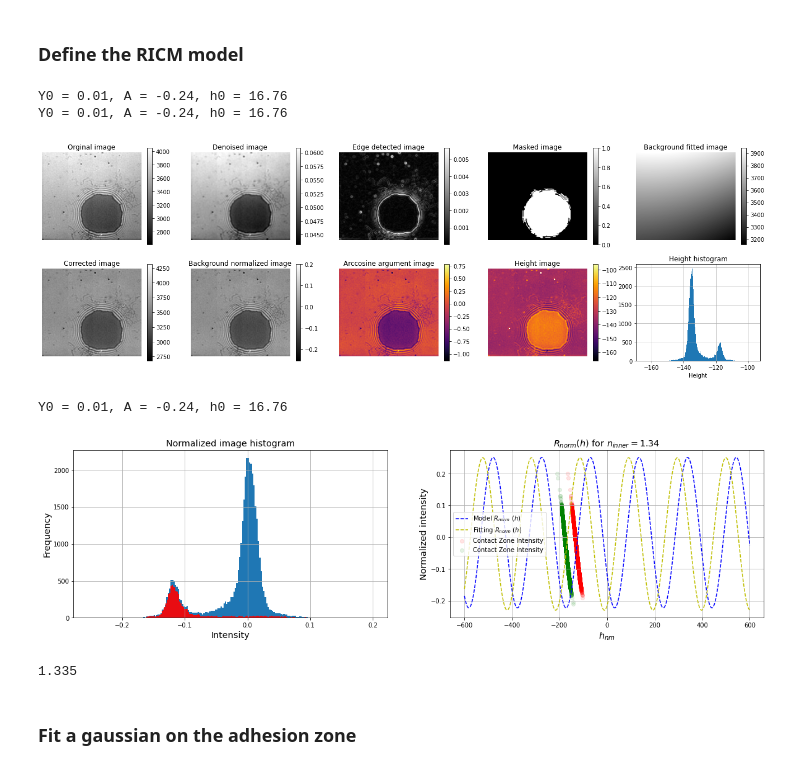
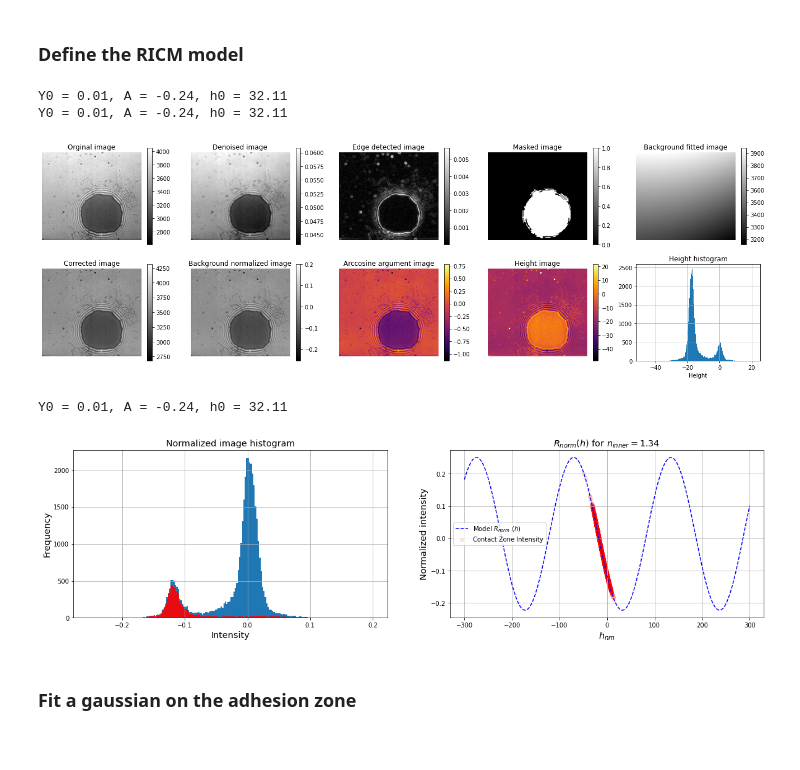
Before and after one commit to ahmed344/Membrane-Topography, a Jupyter notebook: Height_map_Ecad.ipynb, the cells around one changed output. Cells and saved outputs as stored; diff of their text form; code cells hidden in the pictures.

```diff
--- a/Height_map_Ecad.ipynb
+++ b/Height_map_Ecad.ipynb
@@ -71,15 +71,11 @@ plt.grid();
 # %% [markdown]
 ### Define the RICM model
 # %%
-Y0 = 0.01
-A = -0.24
-h0 = -26.69
-
 # Define the Height range
-h = np.linspace(-600, 600, 600)
+h = np.linspace(-300, 300, 600)
 
 # Define the RICM class with certain n_inner
-ricm = RICM(img, n_inner=1.344, p=1, hole=3)
+ricm = RICM(img, n_inner=1.344, p=0.5, hole=3)
 
 # Display the way to the RICM height mapping step by step
 ricm.show_summary()
@@ -88,8 +84,6 @@ ricm.show_summary()
 i_norm = ricm.background_normalization()
 height = ricm.height(h)
 mask = ricm.mask()
-
-
 
 # Get the intensity vs height on the contact zone
 i_norm_img = []
@@ -100,51 +94,39 @@ for i in range(img.shape[0]):
             i_norm_img.append(i_norm[i,j])
             h_img.append(height[i,j])
 
-
 # Convert the lists to numpy arrays
 i_norm_img = np.array(i_norm_img)
 h_img = np.array(h_img)
-
-#h_img1 = (ricm.l/(4*np.pi*ricm.n_outer))*np.arccos((Y0-i_norm)/A) - (ricm.p*ricm.l)/(2*ricm.n_outer) + h0
-h_img1 = (ricm.l/(4*np.pi*ricm.n_outer))*np.arccos((Y0-i_norm)/A) - (ricm.p*ricm.l)/(2*ricm.n_outer) + h0
-
 
 # Normalized image
 plt.figure(figsize=(20,5))
 
 # The histogram of the normalized image
 plt.subplot(121)
 plt.hist(ricm.background_normalization().ravel(), bins = 200)
 plt.hist(i_norm_img.ravel(), bins = 200, color = 'r', alpha = 0.9)
 plt.title('Normalized image histogram', fontsize='x-large')
 plt.xlabel('Intensity', fontsize='x-large')
 plt.ylabel('Frequency', fontsize='x-large')
 plt.grid()
 
 plt.subplot(122)
 plt.plot(h, ricm.R5_norm(h), 'b--', label = "Model $R_{norm}\ (h)$")
-plt.plot(h, ricm.normalized_intensity(h, Y0, A, h0), 'y--', label = "Fitting $R_{norm}\ (h)$")
 plt.scatter(h_img, i_norm_img, color = 'r', alpha = 0.1, label = "Contact Zone Intensity")
-plt.scatter(h_img1, i_norm, color = 'g', alpha = 0.1, label = "Contact Zone Intensity")
-
 plt.title("$R_{norm}(h)$ for $n_{inner} = 1.34$ ", fontsize='x-large')
 plt.xlabel("$h_{nm}$", fontsize='x-large')
 plt.ylabel("Normalized intensity", fontsize='x-large')
 plt.legend()
 plt.grid()
 
 # Show the results
 plt.show()
 # %% [output]
-Y0 = 0.01, A = -0.24, h0 = 16.76
-Y0 = 0.01, A = -0.24, h0 = 16.76
+Y0 = 0.01, A = -0.24, h0 = 32.11
+Y0 = 0.01, A = -0.24, h0 = 32.11
-[figure, old version]
+[figure, new version]
-Y0 = 0.01, A = -0.24, h0 = 16.76
+Y0 = 0.01, A = -0.24, h0 = 32.11
-[figure, old version]
+[figure, new version]
-# %%
-ricm.n_outer
-# %% [output]
-1.335
 # %% [markdown]
 ### Fit a gaussian on the adhesion zone
 # %%
```
Also changed, not shown: parts of 2 cells of this notebook, 1 other file.
